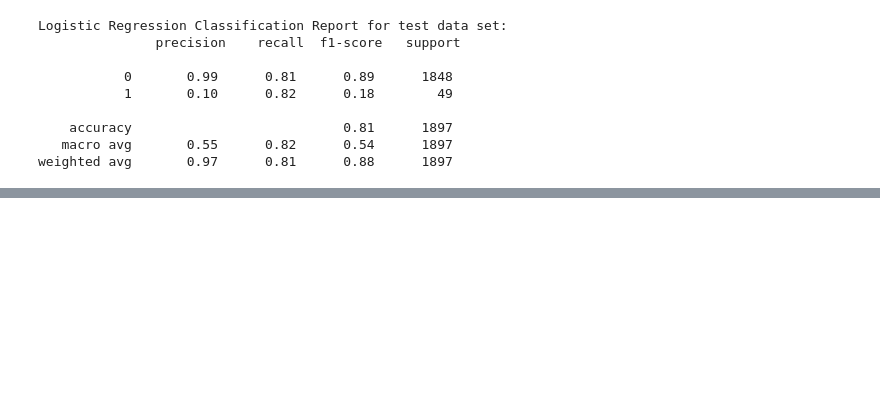
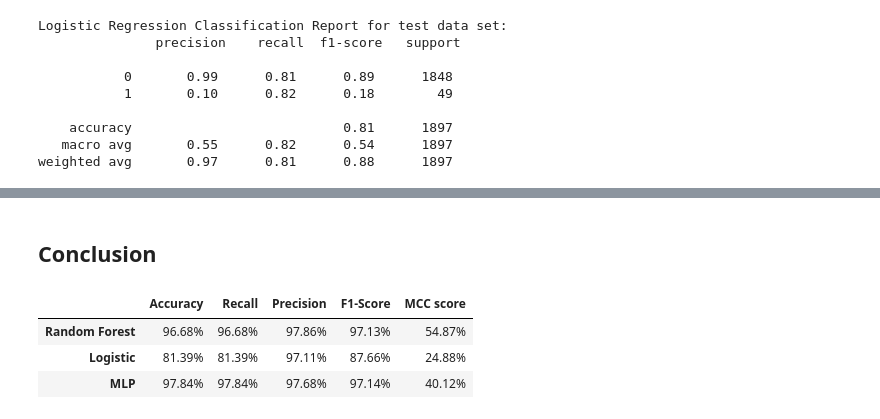
Before and after one commit to alirezashoja/MachineFailurePrediction, a Jupyter notebook: preprocessing.ipynb, the cells around one changed output, grey strips where cells are left out. Saved outputs shown, nothing was run; the diff lists cells and outputs as text; code cells hidden in the pictures; blank space fills up the shorter version.

```diff
--- a/preprocessing.ipynb
+++ b/preprocessing.ipynb
@@ -527,0 +671,47 @@ plt.show()
+# %% [markdown]
+## Conclusion
+# %%
+# MCC: Matthews Correlation Coefficient
+
+model_performance = pd.DataFrame(columns=['Accuracy','Recall','Precision','F1-Score','MCC score'])
+
+# Summary of results from random forest
+accuracy = accuracy_score(Y_test, Y_pred_rf)
+recall = recall_score(Y_test, Y_pred_rf, average='weighted')
+precision = precision_score(Y_test, Y_pred_rf, average='weighted')
+f1s = f1_score(Y_test, Y_pred_rf, average='weighted')
+MCC = matthews_corrcoef(Y_test, Y_pred_rf)
+
+model_performance.loc['Random Forest'] = [accuracy, recall, precision, f1s,MCC]
+
+# Summary of results from logistic regression
+accuracy = accuracy_score(Y_test, Y_pred_lr)
+recall = recall_score(Y_test, Y_pred_lr, average='weighted')
+precision = precision_score(Y_test, Y_pred_lr, average='weighted')
+f1s = f1_score(Y_test, Y_pred_lr, average='weighted')
+MCC = matthews_corrcoef(Y_test, Y_pred_lr)
+
+model_performance.loc['Logistic'] = [accuracy, recall, precision, f1s,MCC]
+
+# Summary of results from MLP
+accuracy = accuracy_score(Y_test, Y_pred_mlp)
+recall = recall_score(Y_test, Y_pred_mlp, average='weighted')
+precision = precision_score(Y_test, Y_pred_mlp, average='weighted')
+f1s = f1_score(Y_test, Y_pred_mlp, average='weighted')
+MCC = matthews_corrcoef(Y_test, Y_pred_mlp)
+
+model_performance.loc['MLP'] = [accuracy, recall, precision, f1s,MCC]
+
+
+model_performance.fillna(.90,inplace=True)
+model_performance.style.background_gradient(cmap='coolwarm').format({'Accuracy': '{:.2%}',
+                                                                     'Precision': '{:.2%}',
+                                                                     'Recall': '{:.2%}',
+                                                                     'F1-Score': '{:.2%}',
+                                                                     'MCC score': '{:.2%}'
+                                                                     })
+# %% [output]
+|  | Accuracy | Recall | Precision | F1-Score | MCC score |
+| Random Forest | 96.68% | 96.68% | 97.86% | 97.13% | 54.87% |
+| Logistic | 81.39% | 81.39% | 97.11% | 87.66% | 24.88% |
+| MLP | 97.84% | 97.84% | 97.68% | 97.14% | 40.12% |
```
Also changed, not shown: parts of 46 cells of this notebook, 8 other files.
